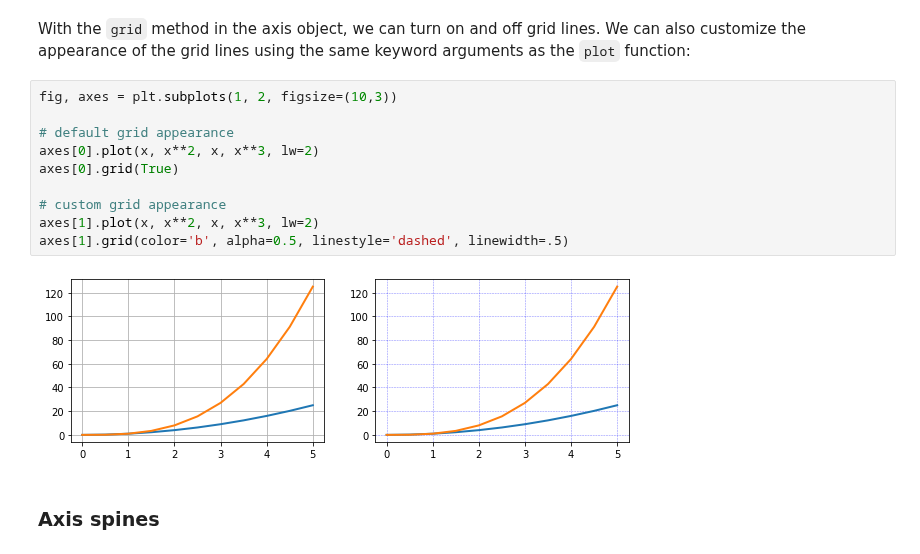
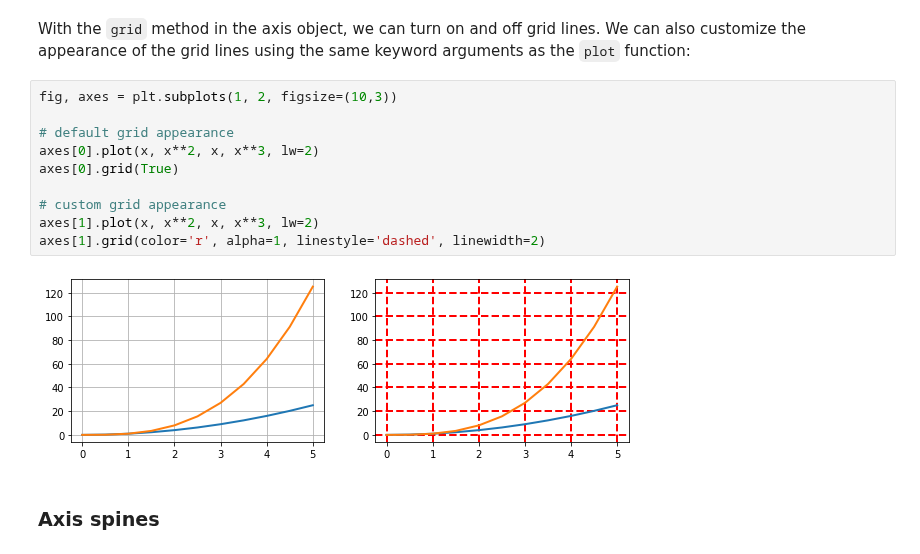
Before and after one commit to yin-penghang/AMAT593, a Jupyter notebook: 03_Matplotlib/02-Matplotlib Advanced.ipynb, the cells around one changed output. Drawn from its saved outputs; the diff is of its cells as text.

```diff
--- a/03_Matplotlib/02-Matplotlib Advanced.ipynb
+++ b/03_Matplotlib/02-Matplotlib Advanced.ipynb
@@ -118,15 +118,15 @@ With the `grid` method in the axis object, we can turn on and off grid lines. We
 # %%
 fig, axes = plt.subplots(1, 2, figsize=(10,3))
 
 # default grid appearance
 axes[0].plot(x, x**2, x, x**3, lw=2)
 axes[0].grid(True)
 
 # custom grid appearance
 axes[1].plot(x, x**2, x, x**3, lw=2)
-axes[1].grid(color='b', alpha=0.5, linestyle='dashed', linewidth=.5)
+axes[1].grid(color='r', alpha=1, linestyle='dashed', linewidth=2)
 # %% [output]
-[figure, old version]
+[figure, new version]
 # %% [markdown]
 ### Axis spines
 # %% [markdown]
```
Also changed, not shown: parts of 10 cells of this notebook.
